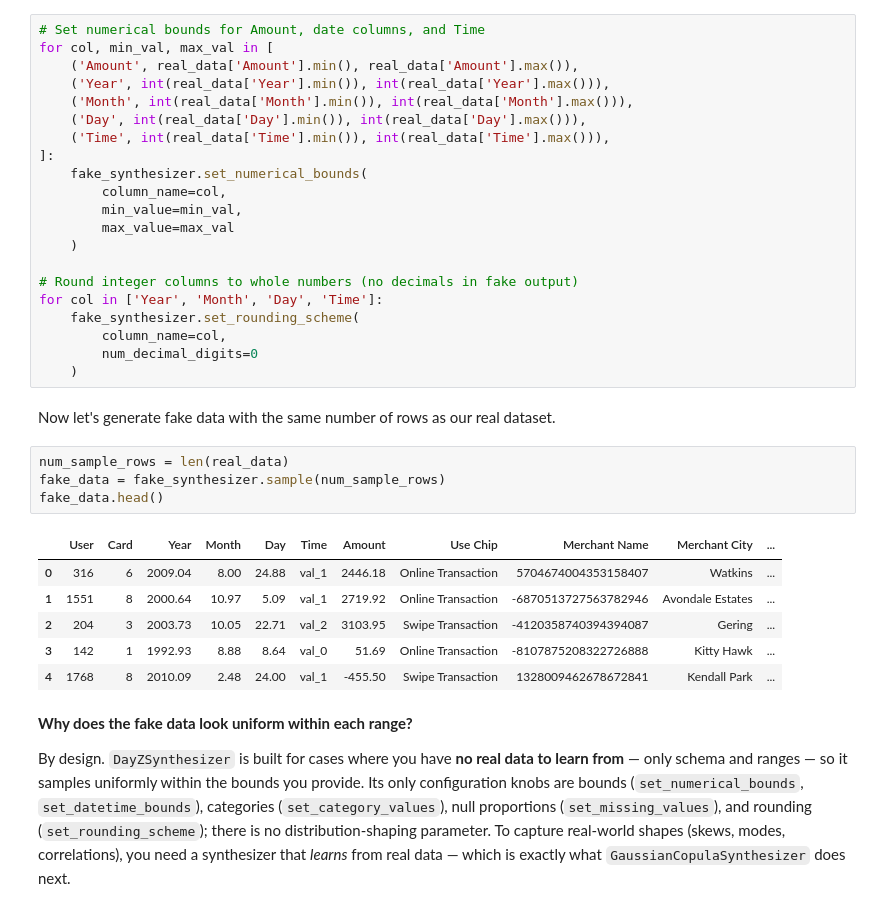
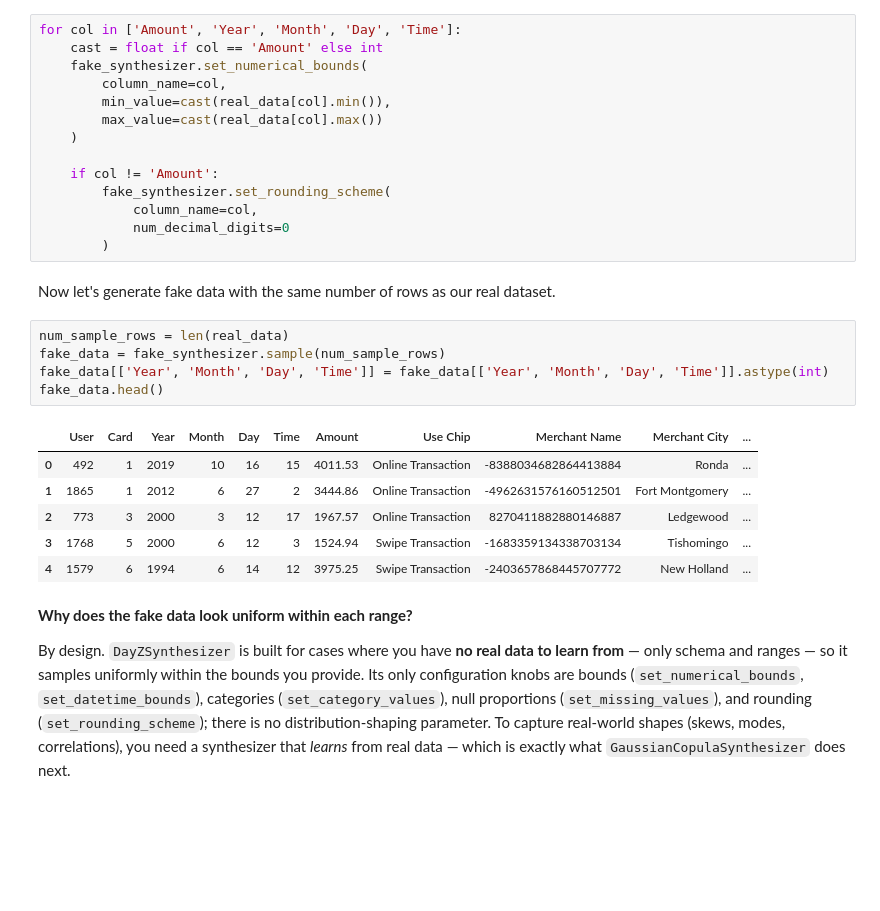
Before and after one commit to datacebo/datacebo-cookbook, a Jupyter notebook: tutorials/real_vs_synthetic_vs_fake_data/Real_vs_Synthetic_vs_Fake_Data.ipynb, the cells around one changed output. Saved outputs shown, nothing was run; the diff lists cells and outputs as text; blank space fills up the shorter version.

```diff
--- a/tutorials/real_vs_synthetic_vs_fake_data/Real_vs_Synthetic_vs_Fake_Data.ipynb
+++ b/tutorials/real_vs_synthetic_vs_fake_data/Real_vs_Synthetic_vs_Fake_Data.ipynb
@@ -176,39 +173,33 @@ for col in cat_columns:
 # %% [markdown]
 Finally, we set the **numerical and datetime bounds** for each non-categorical column. Without these, the synthesizer has no idea what range to sample from for `Amount`, `Year`, `Month`, or `Day`. We use the real data's min/max for each — this gives the fake data realistic ranges, even though the values within those ranges are sampled uniformly at random.
 # %%
-# Set numerical bounds for Amount, date columns, and Time
-for col, min_val, max_val in [
-    ('Amount', real_data['Amount'].min(), real_data['Amount'].max()),
-    ('Year', int(real_data['Year'].min()), int(real_data['Year'].max())),
-    ('Month', int(real_data['Month'].min()), int(real_data['Month'].max())),
-    ('Day', int(real_data['Day'].min()), int(real_data['Day'].max())),
-    ('Time', int(real_data['Time'].min()), int(real_data['Time'].max())),
-]:
+for col in ['Amount', 'Year', 'Month', 'Day', 'Time']:
+    cast = float if col == 'Amount' else int
     fake_synthesizer.set_numerical_bounds(
         column_name=col,
-        min_value=min_val,
-        max_value=max_val
+        min_value=cast(real_data[col].min()),
+        max_value=cast(real_data[col].max())
     )
 
-# Round integer columns to whole numbers (no decimals in fake output)
-for col in ['Year', 'Month', 'Day', 'Time']:
-    fake_synthesizer.set_rounding_scheme(
-        column_name=col,
-        num_decimal_digits=0
-    )
+    if col != 'Amount':
+        fake_synthesizer.set_rounding_scheme(
+            column_name=col,
+            num_decimal_digits=0
+        )
 # %% [markdown]
 Now let's generate fake data with the same number of rows as our real dataset.
 # %%
 num_sample_rows = len(real_data)
 fake_data = fake_synthesizer.sample(num_sample_rows)
+fake_data[['Year', 'Month', 'Day', 'Time']] = fake_data[['Year', 'Month', 'Day', 'Time']].astype(int)
 fake_data.head()
 # %% [output]
 |  | User | Card | Year | Month | Day | Time | Amount | Use Chip | Merchant Name | Merchant City | ... |
-| 0 | 316 | 6 | 2009.04 | 8.00 | 24.88 | val_1 | 2446.18 | Online Transaction | 5704674004353158407 | Watkins | ... |
-| 1 | 1551 | 8 | 2000.64 | 10.97 | 5.09 | val_1 | 2719.92 | Online Transaction | -6870513727563782946 | Avondale Estates | ... |
-| 2 | 204 | 3 | 2003.73 | 10.05 | 22.71 | val_2 | 3103.95 | Swipe Transaction | -4120358740394394087 | Gering | ... |
-| 3 | 142 | 1 | 1992.93 | 8.88 | 8.64 | val_0 | 51.69 | Online Transaction | -8107875208322726888 | Kitty Hawk | ... |
-| 4 | 1768 | 8 | 2010.09 | 2.48 | 24.00 | val_1 | -455.50 | Swipe Transaction | 1328009462678672841 | Kendall Park | ... |
+| 0 | 492 | 1 | 2019 | 10 | 16 | 15 | 4011.53 | Online Transaction | -8388034682864413884 | Ronda | ... |
+| 1 | 1865 | 1 | 2012 | 6 | 27 | 2 | 3444.86 | Online Transaction | -4962631576160512501 | Fort Montgomery | ... |
+| 2 | 773 | 3 | 2000 | 3 | 12 | 17 | 1967.57 | Online Transaction | 8270411882880146887 | Ledgewood | ... |
+| 3 | 1768 | 5 | 2000 | 6 | 12 | 3 | 1524.94 | Swipe Transaction | -1683359134338703134 | Tishomingo | ... |
+| 4 | 1579 | 6 | 1994 | 6 | 14 | 12 | 3975.25 | Swipe Transaction | -2403657868445707772 | New Holland | ... |
 # %% [markdown]
 **Why does the fake data look uniform within each range?**
 
```
Also changed, not shown: parts of 20 cells of this notebook.
